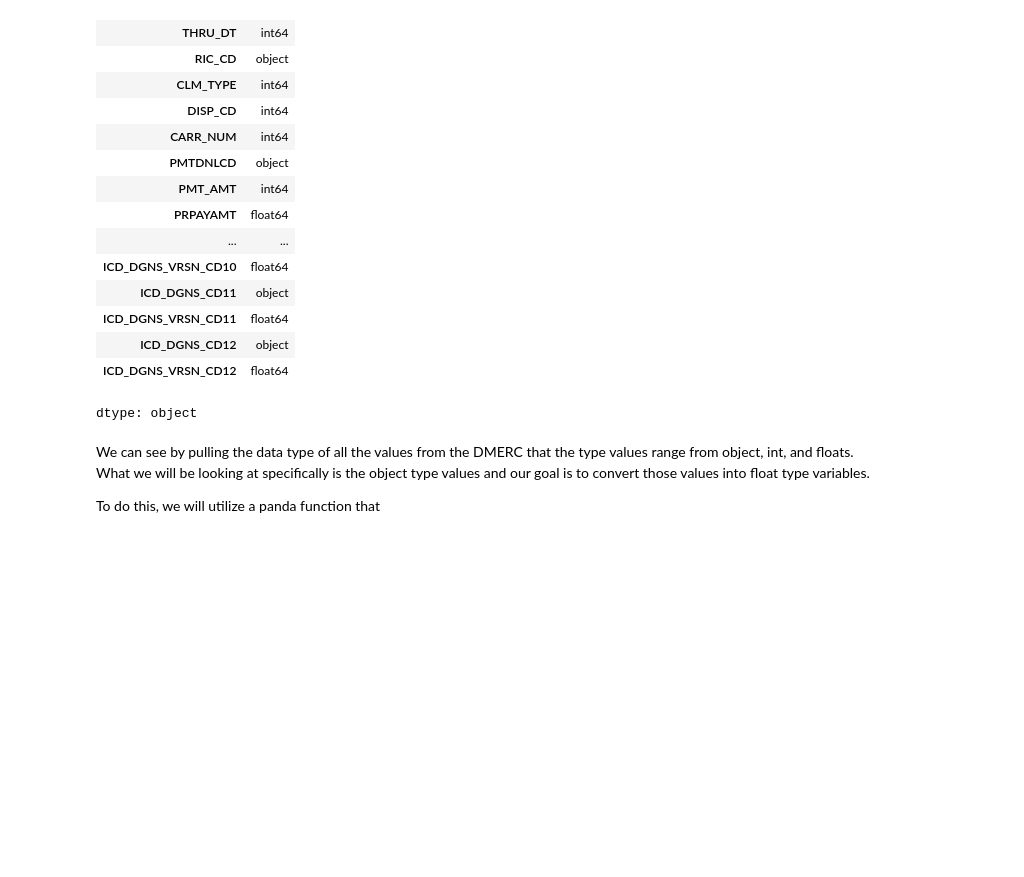
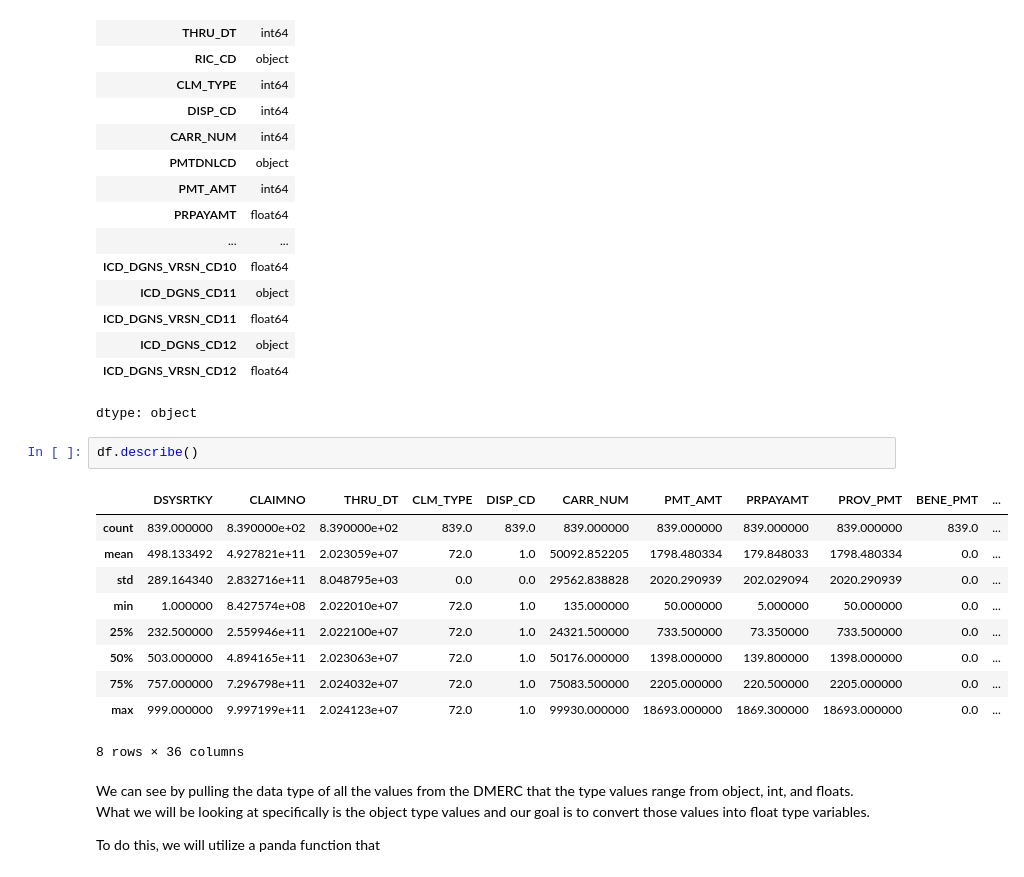
Before and after one commit to thcen-dev/ai-health-data-project, a Jupyter notebook: Assignment_01.ipynb, the cells around one changed output. Cells and saved outputs as stored; diff of their text form; blank space fills up the shorter version.

```diff
--- a/Assignment_01.ipynb
+++ b/Assignment_01.ipynb
@@ -58,6 +58,19 @@ df.dtypes
 | ICD_DGNS_CD12 | object |
 | ICD_DGNS_VRSN_CD12 | float64 |
 dtype: object
+# %%
+df.describe()
+# %% [output]
+|  | DSYSRTKY | CLAIMNO | THRU_DT | CLM_TYPE | DISP_CD | CARR_NUM | PMT_AMT | PRPAYAMT | PROV_PMT | BENE_PMT | ... |
+| count | 839.000000 | 8.390000e+02 | 8.390000e+02 | 839.0 | 839.0 | 839.000000 | 839.000000 | 839.000000 | 839.000000 | 839.0 | ... |
+| mean | 498.133492 | 4.927821e+11 | 2.023059e+07 | 72.0 | 1.0 | 50092.852205 | 1798.480334 | 179.848033 | 1798.480334 | 0.0 | ... |
+| std | 289.164340 | 2.832716e+11 | 8.048795e+03 | 0.0 | 0.0 | 29562.838828 | 2020.290939 | 202.029094 | 2020.290939 | 0.0 | ... |
+| min | 1.000000 | 8.427574e+08 | 2.022010e+07 | 72.0 | 1.0 | 135.000000 | 50.000000 | 5.000000 | 50.000000 | 0.0 | ... |
+| 25% | 232.500000 | 2.559946e+11 | 2.022100e+07 | 72.0 | 1.0 | 24321.500000 | 733.500000 | 73.350000 | 733.500000 | 0.0 | ... |
+| 50% | 503.000000 | 4.894165e+11 | 2.023063e+07 | 72.0 | 1.0 | 50176.000000 | 1398.000000 | 139.800000 | 1398.000000 | 0.0 | ... |
+| 75% | 757.000000 | 7.296798e+11 | 2.024032e+07 | 72.0 | 1.0 | 75083.500000 | 2205.000000 | 220.500000 | 2205.000000 | 0.0 | ... |
+| max | 999.000000 | 9.997199e+11 | 2.024123e+07 | 72.0 | 1.0 | 99930.000000 | 18693.000000 | 1869.300000 | 18693.000000 | 0.0 | ... |
+8 rows × 36 columns
 # %% [markdown]
 We can see by pulling the data type of all the values from the DMERC that the type values range from object, int, and floats. What we will be looking at specifically is the object type values and our goal is to convert those values into float type variables.
 
```
Also changed, not shown: parts of 6 cells of this notebook.
